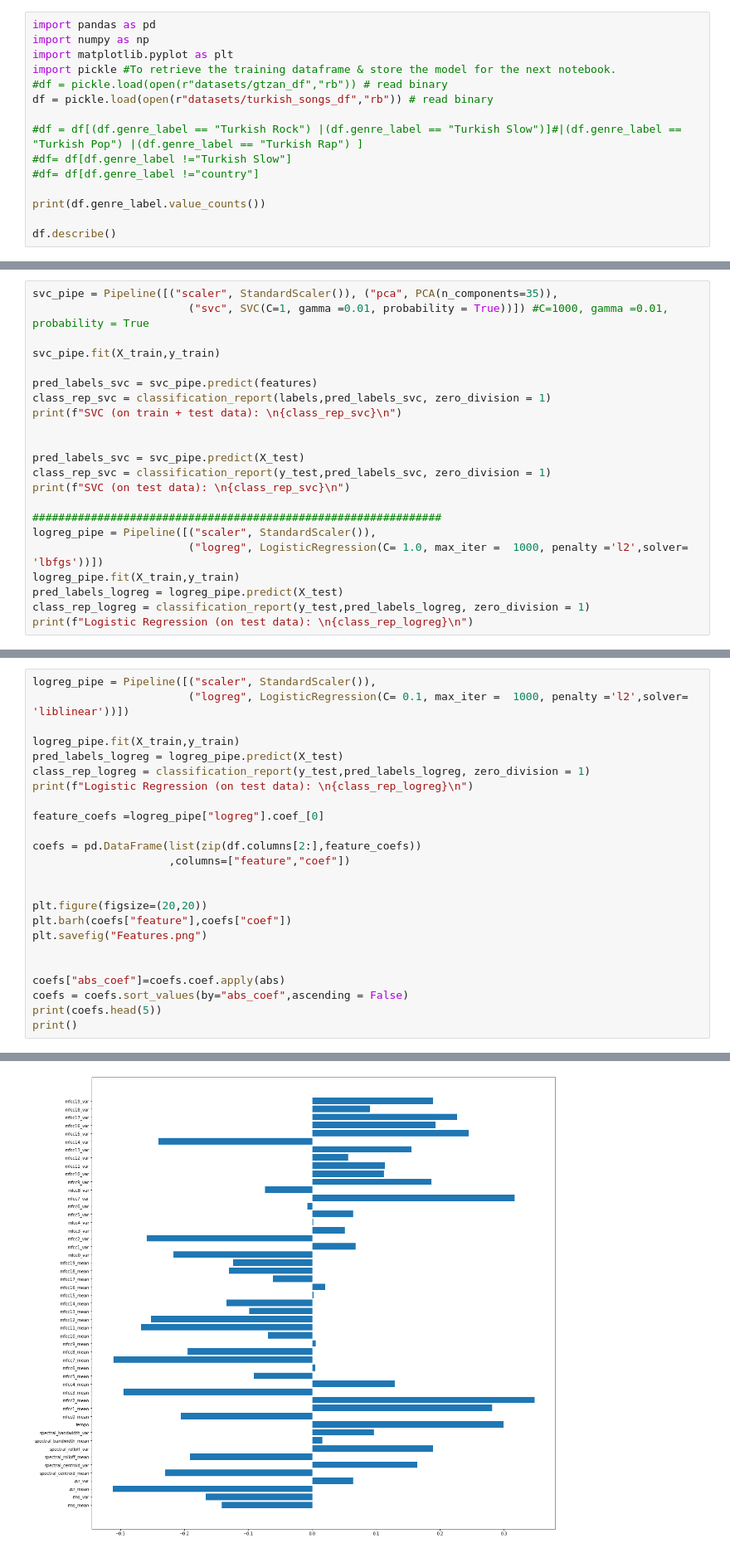
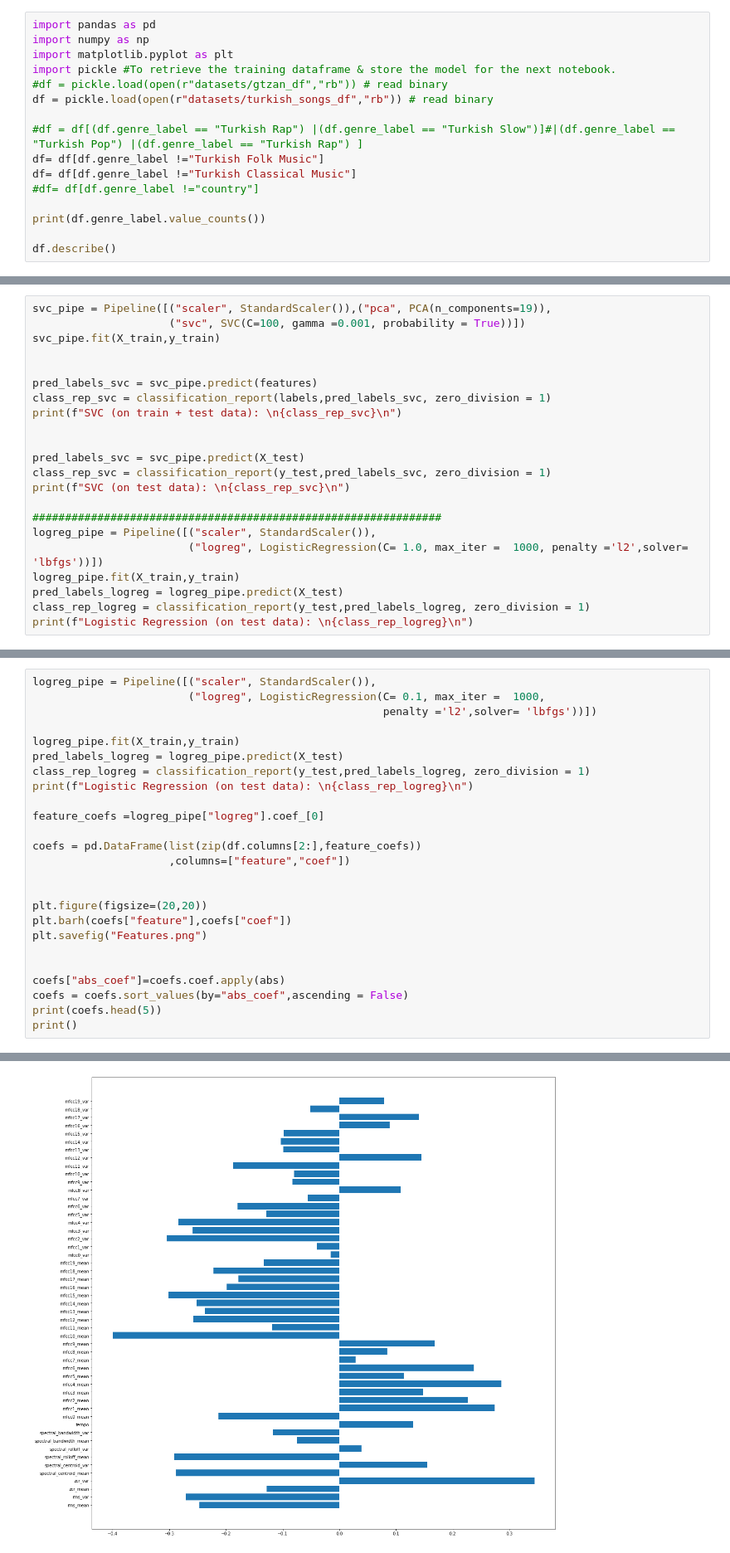
Before and after one commit to MerttErturkk/Youtube-Audio-Data-Processing-Classification-and-Recommendation-System, a Jupyter notebook: #3_Notebook.ipynb, the cells around one changed output, grey strips where cells are left out. Shown: that part at 83% size. Saved outputs shown, nothing was run; the diff lists cells and outputs as text.

```diff
--- a/#3_Notebook.ipynb
+++ b/#3_Notebook.ipynb
@@ -15,8 +15,9 @@ import pickle #To retrieve the training dataframe & store the model for the next
 #df = pickle.load(open(r"datasets/gtzan_df","rb")) # read binary
 df = pickle.load(open(r"datasets/turkish_songs_df","rb")) # read binary
 
-#df = df[(df.genre_label == "Turkish Rock") |(df.genre_label == "Turkish Slow")]#|(df.genre_label == "Turkish Pop") |(df.genre_label == "Turkish Rap") ]
-#df= df[df.genre_label !="Turkish Slow"]
+#df = df[(df.genre_label == "Turkish Rap") |(df.genre_label == "Turkish Slow")]#|(df.genre_label == "Turkish Pop") |(df.genre_label == "Turkish Rap") ]
+df= df[df.genre_label !="Turkish Folk Music"]
+df= df[df.genre_label !="Turkish Classical Music"]
 #df= df[df.genre_label !="country"]
 
 print(df.genre_label.value_counts())
@@ -387,10 +456,10 @@ Turkish Classical Music       0.71      0.83      0.77         6
               macro avg       0.83      0.81      0.82        45
            weighted avg       0.83      0.82      0.82        45
 # %%
-svc_pipe = Pipeline([("scaler", StandardScaler()), ("pca", PCA(n_components=35)),
-                        ("svc", SVC(C=1, gamma =0.01, probability = True))]) #C=1000, gamma =0.01, probability = True
+svc_pipe = Pipeline([("scaler", StandardScaler()),("pca", PCA(n_components=19)),
+                     ("svc", SVC(C=100, gamma =0.001, probability = True))])
+svc_pipe.fit(X_train,y_train)
 
-svc_pipe.fit(X_train,y_train)
 
 pred_labels_svc = svc_pipe.predict(features)
 class_rep_svc = classification_report(labels,pred_labels_svc, zero_division = 1)
@@ -433,7 +502,8 @@ pickle.dump(knn_pipe,outfile)
 outfile.close()
 # %%
 logreg_pipe = Pipeline([("scaler", StandardScaler()),
-                        ("logreg", LogisticRegression(C= 0.1, max_iter =  1000, penalty ='l2',solver= 'liblinear'))])
+                        ("logreg", LogisticRegression(C= 0.1, max_iter =  1000,
+                                                      penalty ='l2',solver= 'lbfgs'))])
 
 logreg_pipe.fit(X_train,y_train)
 pred_labels_logreg = logreg_pipe.predict(X_test)
@@ -476 +546 @@ weighted avg       0.91      0.89      0.89        18
-[figure, old version]
+[figure, new version]
```
Also changed, not shown: parts of 20 cells of this notebook, 2 other files.
